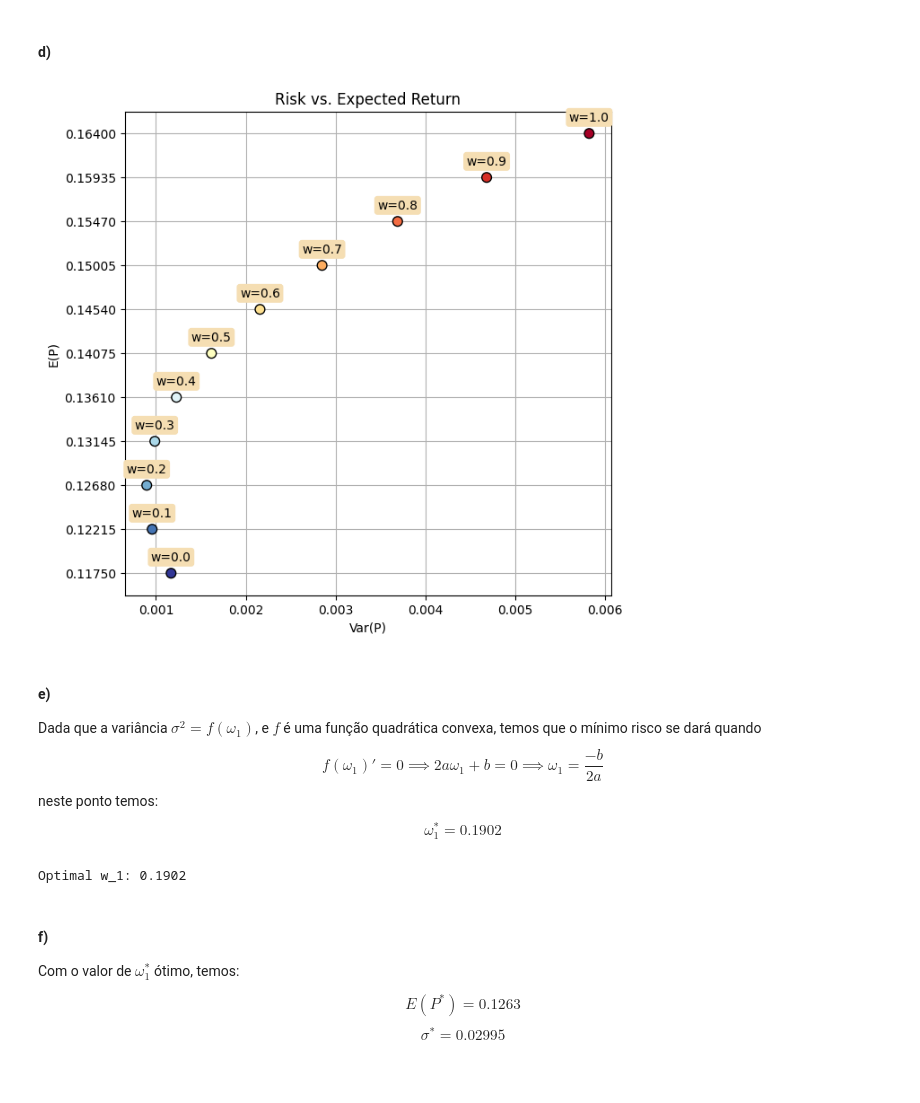
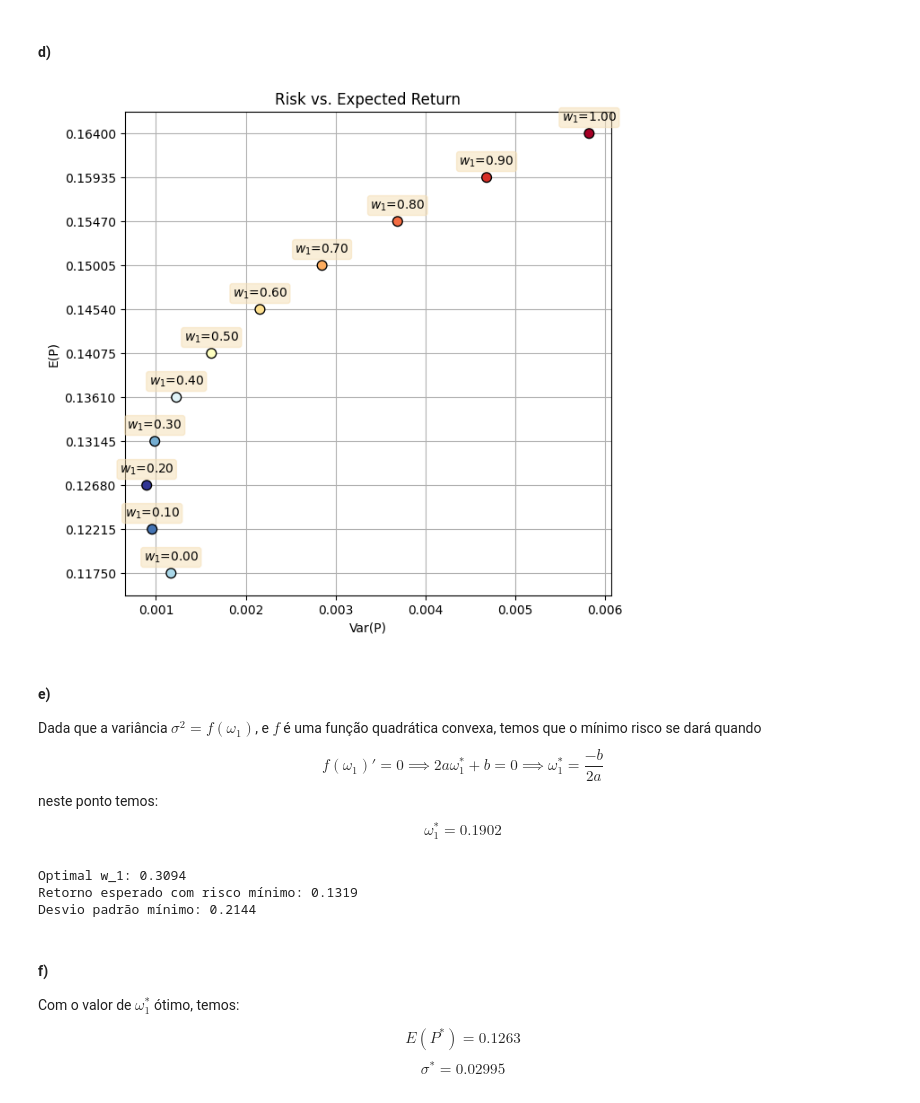
Before and after one commit to FerPapi/fineng-mba-usp, a Jupyter notebook: portfolios/lista1_fernando_papi.ipynb, the cells around one changed output. Drawn from its saved outputs; the diff is of its cells as text; code cells hidden in the pictures.

Commit message:
portfolios.q4

```diff
--- a/portfolios/lista1_fernando_papi.ipynb
+++ b/portfolios/lista1_fernando_papi.ipynb
@@ -67,7 +138,7 @@ print(f"Std_dev R2: {std_dev_a2 :.6f}")
 cond_probabilities = [0.1, 0.1, 0.3, 0.1, 0.1, 0.1, 0.05, 0.05, 0.1]
 
 # Calculate the covariance between r1 and r2
-covariance = np.dot(np.array([r1[0], r1[0], r1[0], r1[1], r1[1], r1[1], r1[2], r1[2], r1[2]]) * np.array([r2[0], r2[1], r2[2], r2[0], r2[1], r2[2], r2[0], r2[1], r2[2], ]),
+covariance = np.dot(np.array([r1[0], r1[0], r1[0], r1[1], r1[1], r1[1], r1[2], r1[2], r1[2]]) * np.array([r2[0], r2[1], r2[2], r2[0], r2[1], r2[2], r2[0], r2[1], r2[2]]),
                     cond_probabilities) - expected_value_a1*expected_value_a2
 
 # Calculate the correlation between r1 and r2
@@ -178,19 +249,12 @@ $$
 # %% [markdown]
 #### c)
 # %%
-def expected(w, r):
-    return np.dot(w,r)
+r = [expected_value_a1, expected_value_a2]
+weight_list = [np.array([i, 1-i]) for i in np.arange(0, 1.1, 0.1)]
 
-def variance(w, covariance_matrix):
-    return np.dot(np.dot(w, covariance_matrix), w)
+risk_return_table = get_risk_return_table(r, weight_list, covariance_matrix)
 
-out = []
-r = [expected_value_a1, expected_value_a2]
-
-for i in np.arange(0, 1.1, 0.1):
-    w = np.array([i, 1-i])
-    out.append([i, expected(w,r), variance(w, covariance_matrix)])
-print(tabulate(out, ['w_1', 'E(P)', 'Var(P)' ], tablefmt="outline", floatfmt=".4"))
+print_return_table(risk_return_table)
 # %% [output]
 +-------+--------+-----------+
 |   w_1 |   E(P) |    Var(P) |
@@ -210,54 +274,34 @@ print(tabulate(out, ['w_1', 'E(P)', 'Var(P)' ], tablefmt="outline", floatfmt=".4
 # %% [markdown]
 #### d)
 # %%
-# Extract the data
-asset1_amounts = [row[0] for row in out]
-expected_values = [row[1] for row in out]
-variance_values = [row[2] for row in out]
-
-# Create a color gradient based on risk (from blue to red)
-colors = plt.cm.RdYlBu(np.linspace(1, 0, len(variance_values)))
-
-# Create the scatter plot
-plt.figure(figsize=(7, 7))
-plt.scatter(variance_values, expected_values, c=colors, s=60, marker='o', edgecolors='k', zorder=3)
-
-# Add labels and a colorbar
-plt.xlabel('Var(P)')
-plt.ylabel('E(P)')
-plt.title('Risk vs. Expected Return')
-
-for i, amount in enumerate(asset1_amounts):
-    plt.annotate(f'w={amount:.1f}', (variance_values[i], expected_values[i]), textcoords="offset points", xytext=(0,10), ha='center', bbox=dict(boxstyle='round, pad=0.2', edgecolor='wheat', facecolor='wheat'))
-
-
-# Replace x-axis ticks with asset 1 amounts and y-axis ticks with expected values
-plt.yticks(expected_values)
-
-# Show the plot
-plt.grid(True)
-plt.show()
+plot_risk_return(risk_return_table)
 # %% [output]
-[figure, old version]
+[figure, new version]
 # %% [markdown]
 #### e)
 
 Dada que a variância $\sigma^2 = f(\omega_1)$, e $f$ é uma função quadrática convexa, temos que o mínimo risco se dará quando
 $$
-f(\omega_1)' = 0 \implies 2a\omega_1 + b = 0 \implies \omega_1 = \frac{-b}{2a}
+f(\omega_1)' = 0 \implies 2a\omega_1^* + b = 0 \implies \omega_1^* = \frac{-b}{2a}
 $$
 neste ponto temos:
 $$
 \omega_1^* = 0.1902
 $$
 # %%
-a = std_dev_a1**2 + std_dev_a2**2 - 2*correlation*std_dev_a1*std_dev_a2
-b = -2*(std_dev_a2**2 - correlation*std_dev_a1*std_dev_a2)
-c = std_dev_a2**2
-min_risk_w = -b/(2*a)
+min_risk_w = calc_min_risk_2_assets(std_dev_a1, std_dev_a2, correlation)
+opt_portfolio = np.array([min_risk_w, 1-min_risk_w])
+
+min_risk_expected_value = calc_expected_return(opt_portfolio, r)
+min_risk_variance = calc_variance(opt_portfolio, covariance_matrix)
+
 print(f'Optimal w_1: {min_risk_w :.4}')
+print(f'Retorno esperado com risco mínimo: {min_risk_expected_value :.4}')
+print(f'Desvio padrão mínimo: {min_risk_variance**0.5 :.4}')
 # %% [output]
-Optimal w_1: 0.1902
+Optimal w_1: 0.3094
+Retorno esperado com risco mínimo: 0.1319
+Desvio padrão mínimo: 0.2144
 # %% [markdown]
 #### f)
 
```
Also changed, not shown: parts of 21 cells of this notebook.
